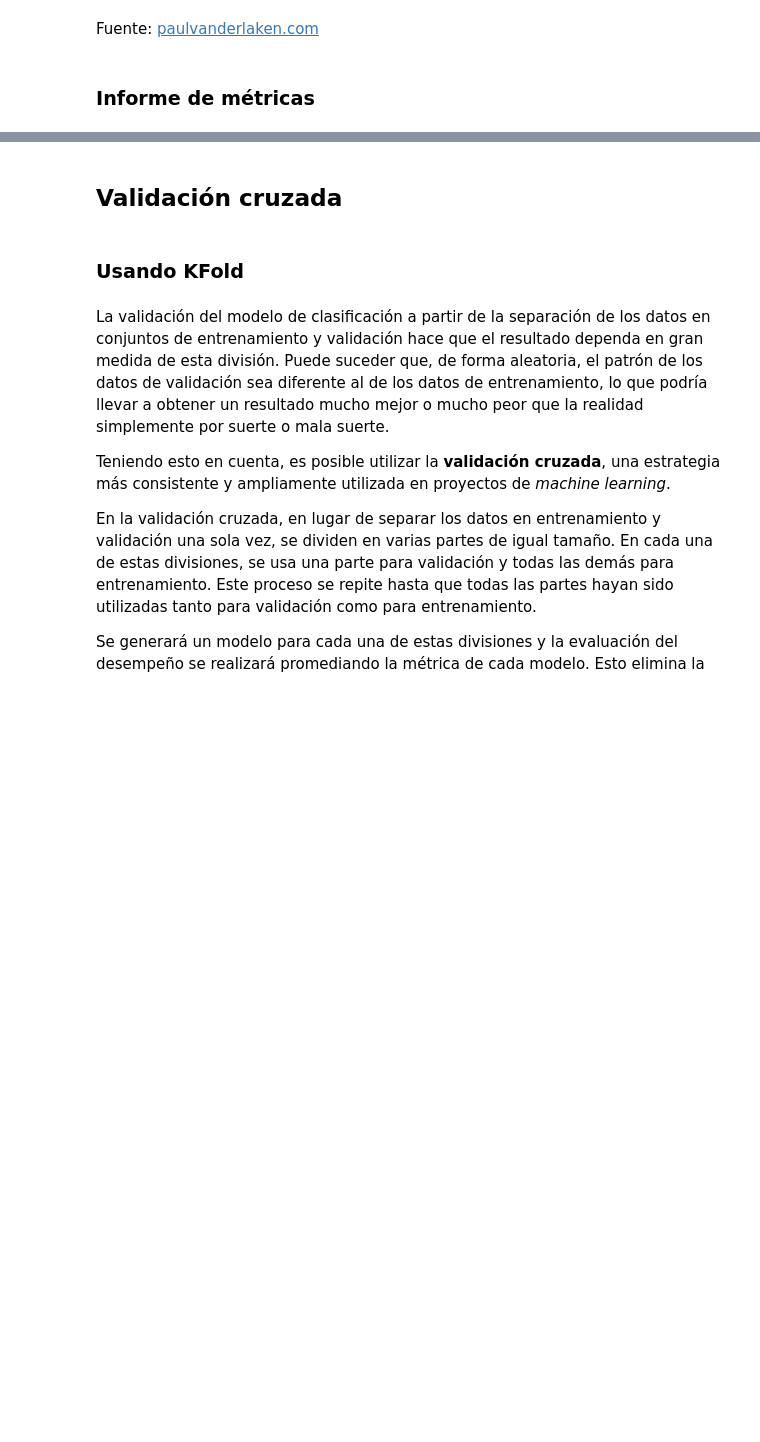
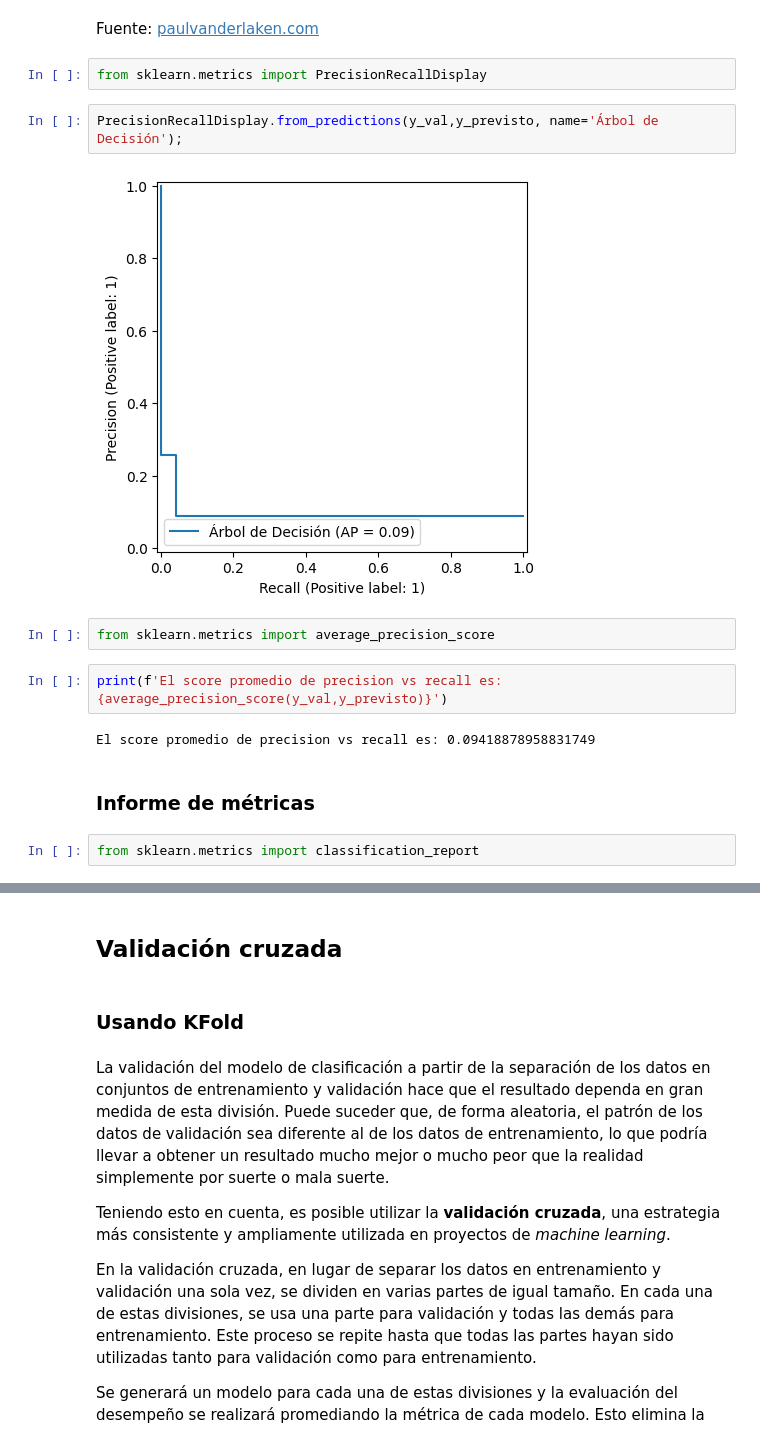
Before and after one commit to dpenamoya-ops/ML-Clasificaci-n-validaci-n-m-tricas-de-evaluaci-n, a Jupyter notebook: Clasificacion_validacion_y_metricas.ipynb, the cells around one changed output, grey strips where cells are left out. Cells and saved outputs as stored; diff of their text form; blank space fills up the shorter version.

```diff
--- a/Clasificacion_validacion_y_metricas.ipynb
+++ b/Clasificacion_validacion_y_metricas.ipynb
@@ -94,5 +164,19 @@ Image(url='https://paulvanderlaken.com/wp-content/uploads/2019/08/roc.gif')
 [interactive output not drawn]
 # %% [markdown]
 Fuente: [paulvanderlaken.com](https://paulvanderlaken.com/2019/08/16/roc-auc-precision-and-recall-visually-explained/)
+# %%
+from sklearn.metrics import PrecisionRecallDisplay
+# %%
+PrecisionRecallDisplay.from_predictions(y_val,y_previsto, name='Árbol de Decisión');
+# %% [output]
+[figure, added]
+# %%
+from sklearn.metrics import average_precision_score
+# %%
+print(f'El score promedio de precision vs recall es: {average_precision_score(y_val,y_previsto)}')
+# %% [output]
+El score promedio de precision vs recall es: 0.09418878958831749
 # %% [markdown]
 ### Informe de métricas
+# %%
+from sklearn.metrics import classification_report
```
Also changed, not shown: parts of 19 cells of this notebook.
